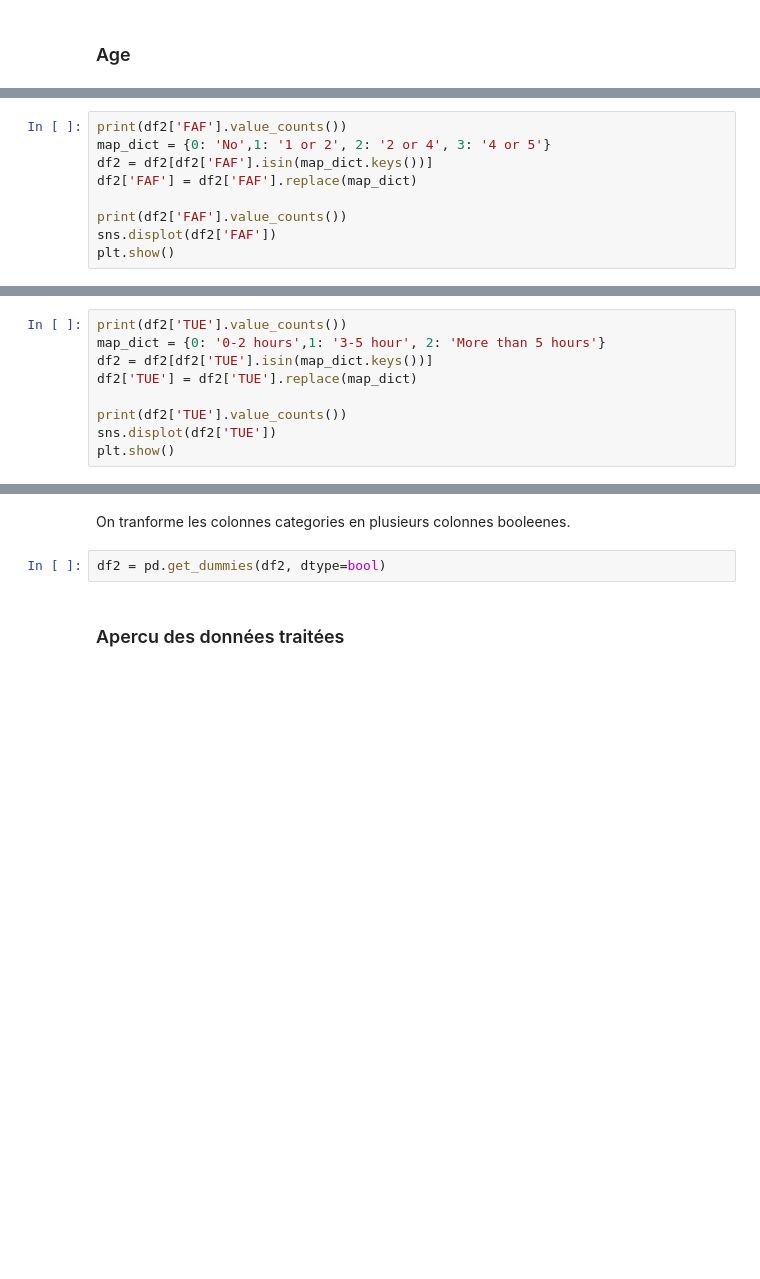
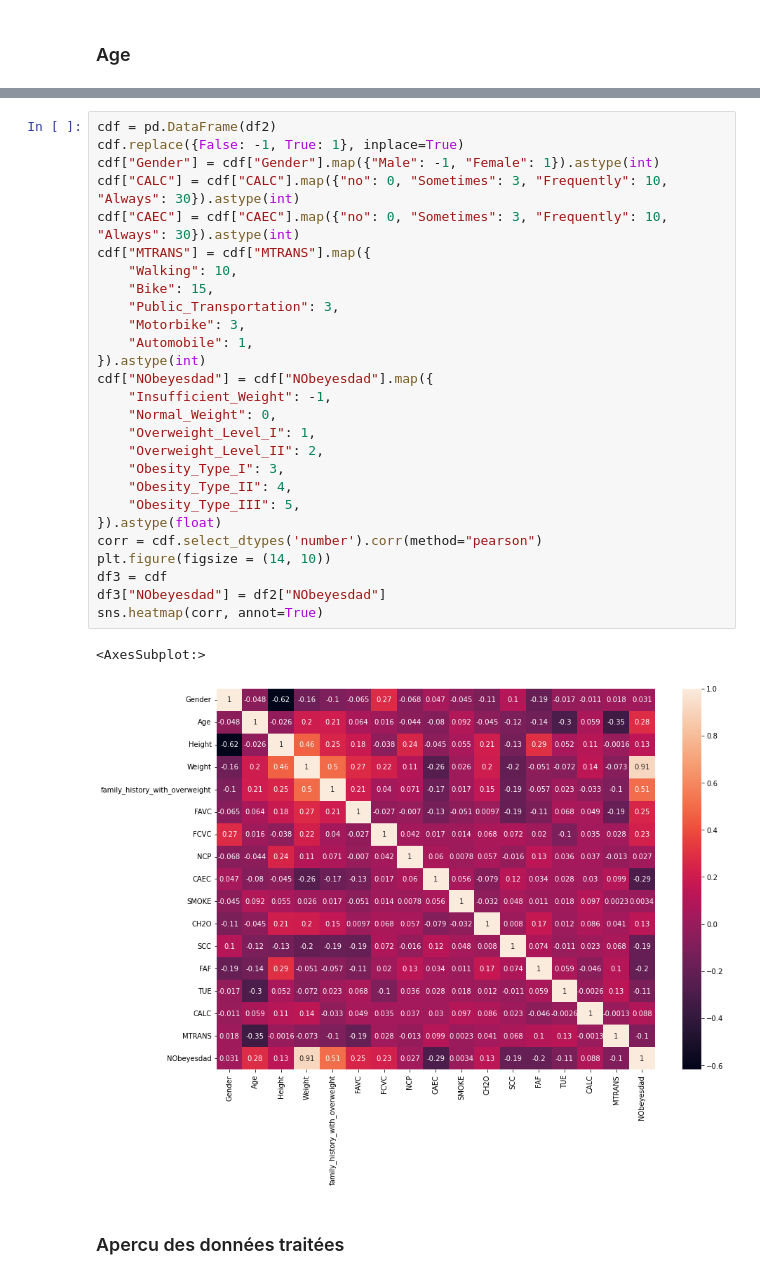
Before and after one commit to matteodcr/mgl869, a Jupyter notebook: notebook.ipynb, the cells around one changed output, grey strips where cells are left out. Cells and saved outputs as stored; diff of their text form; blank space fills up the shorter version.

```diff
--- a/notebook.ipynb
+++ b/notebook.ipynb
@@ -186,9 +73,0 @@ Name: count, dtype: int64
-# %%
-print(df2['FAF'].value_counts())
-map_dict = {0: 'No',1: '1 or 2', 2: '2 or 4', 3: '4 or 5'}
-df2 = df2[df2['FAF'].isin(map_dict.keys())]
-df2['FAF'] = df2['FAF'].replace(map_dict)
-
-print(df2['FAF'].value_counts())
-sns.displot(df2['FAF'])
-plt.show()
@@ -218,9 +73,0 @@ Name: count, dtype: int64
-# %%
-print(df2['TUE'].value_counts())
-map_dict = {0: '0-2 hours',1: '3-5 hour', 2: 'More than 5 hours'}
-df2 = df2[df2['TUE'].isin(map_dict.keys())]
-df2['TUE'] = df2['TUE'].replace(map_dict)
-
-print(df2['TUE'].value_counts())
-sns.displot(df2['TUE'])
-plt.show()
@@ -246,6 +74,32 @@ Name: count, dtype: int64
-# %% [markdown]
-On tranforme les colonnes categories en plusieurs colonnes booleenes.
-# %%
-df2 = pd.get_dummies(df2, dtype=bool)
+# %%
+cdf = pd.DataFrame(df2)
+cdf.replace({False: -1, True: 1}, inplace=True)
+cdf["Gender"] = cdf["Gender"].map({"Male": -1, "Female": 1}).astype(int)
+cdf["CALC"] = cdf["CALC"].map({"no": 0, "Sometimes": 3, "Frequently": 10, "Always": 30}).astype(int)
+cdf["CAEC"] = cdf["CAEC"].map({"no": 0, "Sometimes": 3, "Frequently": 10, "Always": 30}).astype(int)
+cdf["MTRANS"] = cdf["MTRANS"].map({
+    "Walking": 10,
+    "Bike": 15,
+    "Public_Transportation": 3,
+    "Motorbike": 3,
+    "Automobile": 1,
+}).astype(int)
+cdf["NObeyesdad"] = cdf["NObeyesdad"].map({
+    "Insufficient_Weight": -1,
+    "Normal_Weight": 0,
+    "Overweight_Level_I": 1,
+    "Overweight_Level_II": 2,
+    "Obesity_Type_I": 3,
+    "Obesity_Type_II": 4,
+    "Obesity_Type_III": 5,
+}).astype(float)
+corr = cdf.select_dtypes('number').corr(method="pearson")
+plt.figure(figsize = (14, 10))
+df3 = cdf
+df3["NObeyesdad"] = df2["NObeyesdad"]
+sns.heatmap(corr, annot=True)
+# %% [output]
+<AxesSubplot:>
+[figure, added]
 # %% [markdown]
 ### Apercu des données traitées
```
Also changed, not shown: parts of 29 cells of this notebook.
